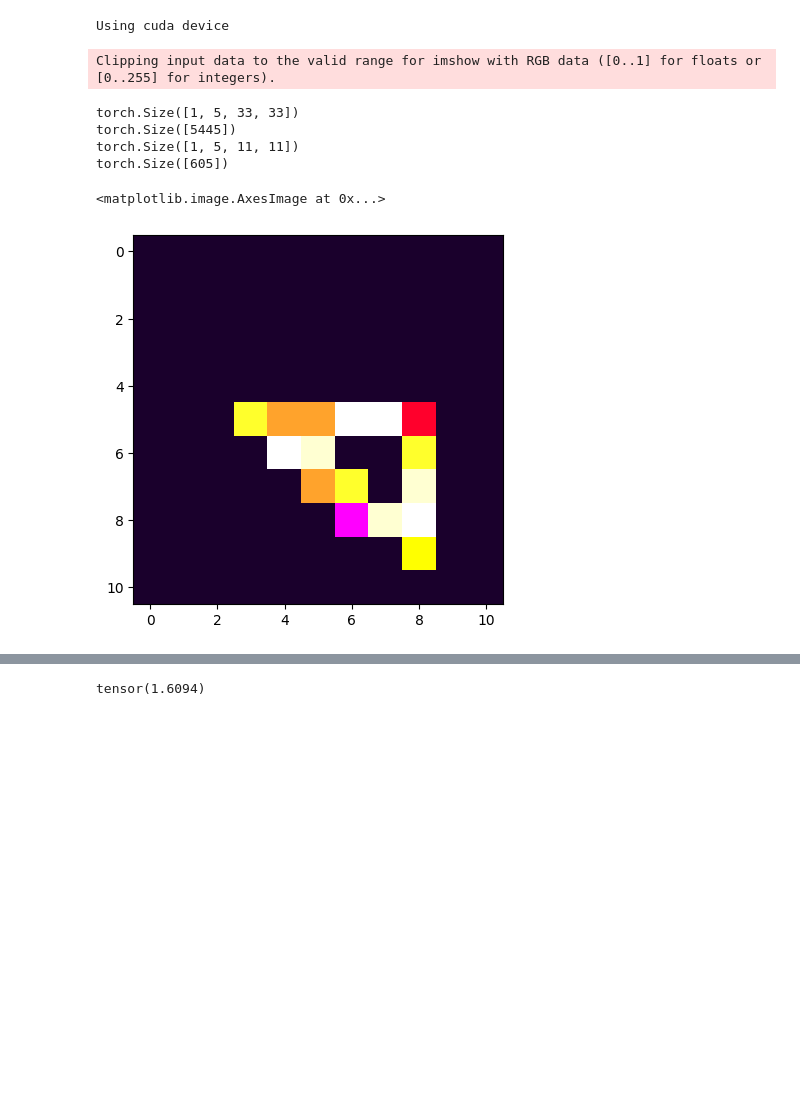
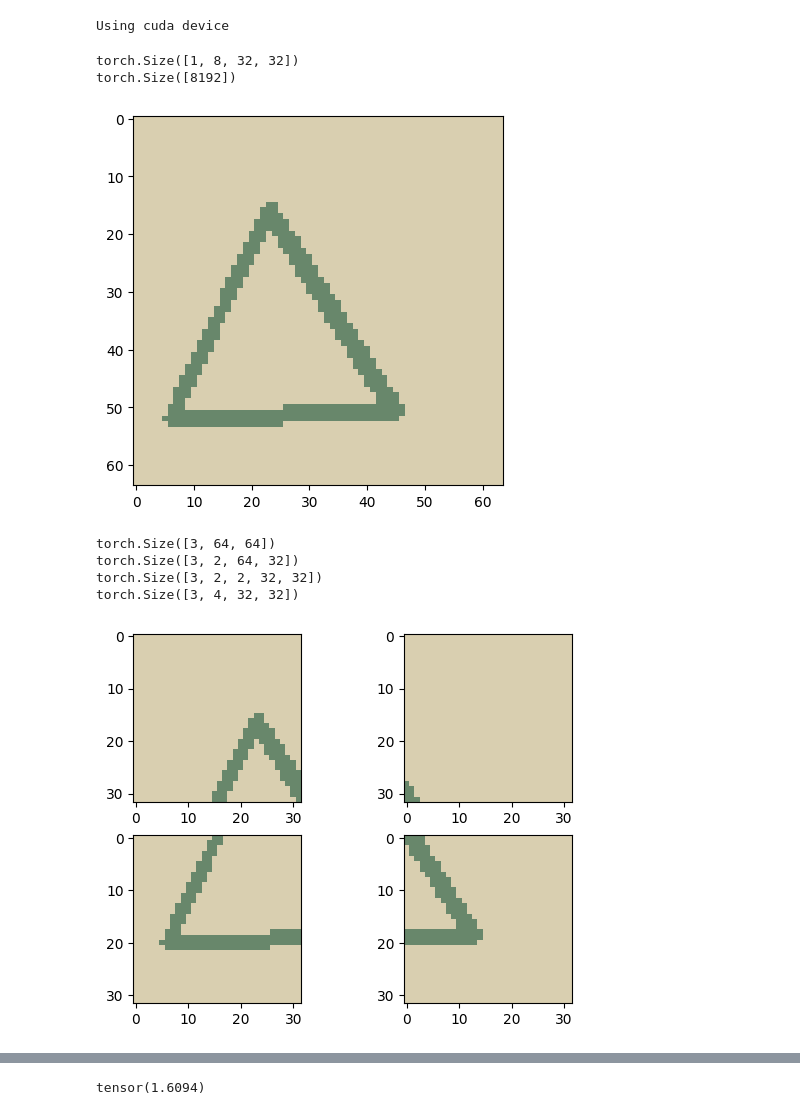
Before and after one commit to miriusz6/NNMultiClassClassifier, a Jupyter notebook: kupa.ipynb, the cells around one changed output, grey strips where cells are left out. Cells and saved outputs as stored; diff of their text form; code cells hidden in the pictures; blank space fills up the shorter version.

```diff
--- a/kupa.ipynb
+++ b/kupa.ipynb
@@ -25,35 +25,29 @@ Using cuda device
 # to 10x9x9
 # nn.Conv2d(3, 10, 15, stride=10, padding=0)
 from helpers import draw_random_triangle
-triangle = draw_random_triangle(100,(1,5))
+triangle = draw_random_triangle(128,(1,5))
+# random tensor 3x32x32
+triangle = torch.rand(1,3, 64, 64)
 # from 3x100x100 to 3x20x20
-c1 = nn.Conv2d(3, 5, 3, stride=3, padding=0)
-#c1 = nn.Conv2d(3, 10, 10, stride=10, padding=0)
-#c1 = nn.Conv2d(3, 10, 15, stride=10, padding=0)
-m1 = nn.MaxPool2d(2, stride=3)
+c1 = nn.Conv2d(3, 8, 2, stride=2, padding=0)
+#m1 = nn.Conv2d(8,3,1 ,stride=1, bias=False)
 
-
-
-triangle_tensor = torch.tensor(triangle).permute(2, 0, 1).unsqueeze(0).float()
+#triangle_tensor = torch.tensor(triangle).permute(2, 0, 1).unsqueeze(0).float()
+triangle_tensor = triangle
 triangle_tensor = c1(triangle_tensor)
 
 print(triangle_tensor.shape)
 print(triangle_tensor.flatten().shape)
 
-triangle_tensor = m1(triangle_tensor)
-print(triangle_tensor.shape)
-print(triangle_tensor.flatten().shape)
+# triangle_tensor = m1(triangle_tensor)
+# print(triangle_tensor.shape)
+# print(triangle_tensor.flatten().shape)
 
 
-# visualize
-triangle_tensor = triangle_tensor.squeeze(0)[0:3]
-triangle_tensor = triangle_tensor.permute(1, 2, 0)
-plt.imshow(triangle_tensor.detach().numpy())
+# # visualize
+# triangle_tensor = triangle_tensor.squeeze(0)[0:3]
+# triangle_tensor = triangle_tensor.permute(1, 2, 0)
+# plt.imshow(triangle_tensor.detach().numpy())
 # %% [output]
-Clipping input data to the valid range for imshow with RGB data ([0..1] for floats or [0..255] for integers).
+torch.Size([1, 8, 32, 32])
+torch.Size([8192])
-torch.Size([1, 5, 33, 33])
-torch.Size([5445])
-torch.Size([1, 5, 11, 11])
-torch.Size([605])
-<matplotlib.image.AxesImage at 0x...>
-[figure, removed]
@@ -144,0 +54,41 @@ class tit(nn.Module):
+# %%
+# random tensor of 5x3x64x64
+# 5 images, 3 channels, 64x64
+from helpers import draw_random_triangle
+triangle = draw_random_triangle(64,(1,3))
+# visualize triangle
+plt.imshow(triangle)
+plt.show()
+
+random_tensor = torch.tensor(triangle).permute(2, 0, 1)
+print(random_tensor.shape)
+random_tensor = random_tensor.unfold(1, 32, 32)
+print(random_tensor.shape)
+random_tensor = random_tensor.unfold(2, 32, 32)
+print(random_tensor.shape)
+random_tensor = random_tensor.reshape(3,4,32,32)
+print(random_tensor.shape) # 3x4x32x32
+
+
+
+# visualize
+random_tensor = random_tensor.permute(1,2,3,0)
+chunk1 = random_tensor[0]
+chunk2 = random_tensor[1]
+chunk3 = random_tensor[2]
+chunk4 = random_tensor[3]
+
+# visualize all chunks in a grid
+fig, axs = plt.subplots(2, 2)
+axs[0, 0].imshow(chunk1)
+axs[0, 1].imshow(chunk2)
+axs[1, 0].imshow(chunk3)
+axs[1, 1].imshow(chunk4)
+plt.show()
+# %% [output]
+[figure, added]
+torch.Size([3, 64, 64])
+torch.Size([3, 2, 64, 32])
+torch.Size([3, 2, 2, 32, 32])
+torch.Size([3, 4, 32, 32])
+[figure, added]
```
Also changed, not shown: parts of 6 cells of this notebook, 1 other file.
